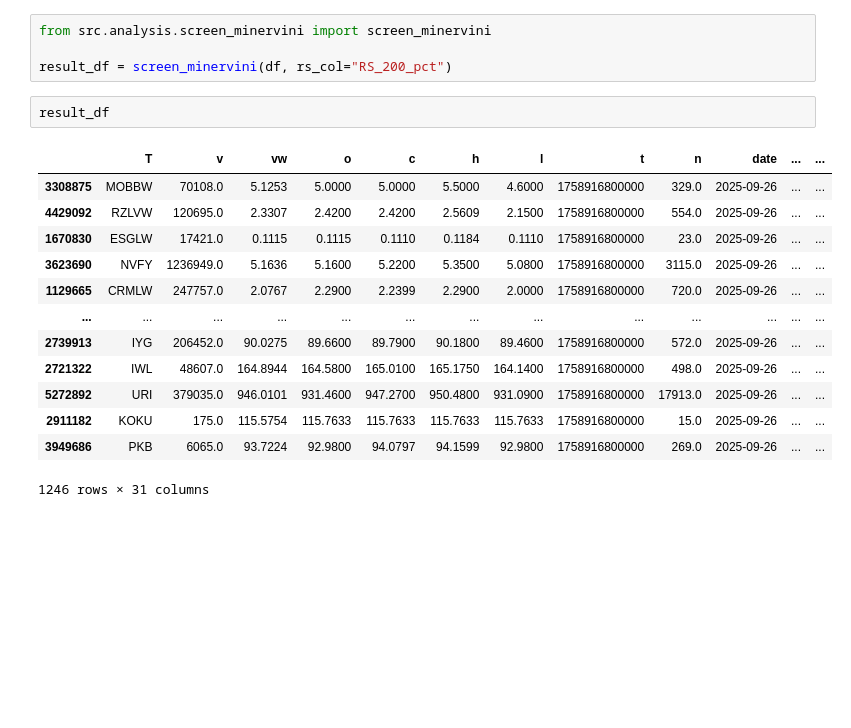
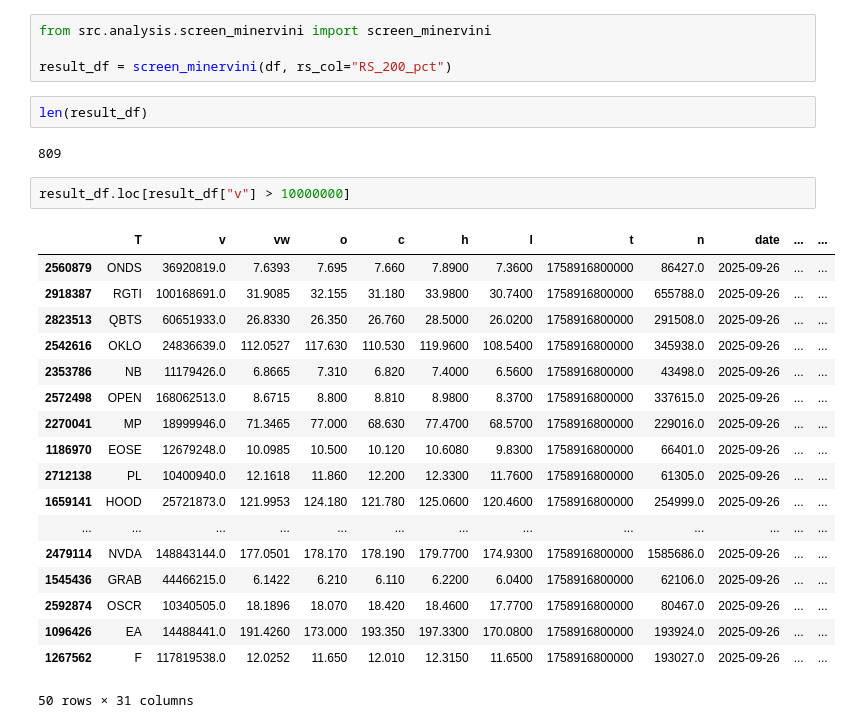
Before and after one commit to brighter87-star/minervini, a Jupyter notebook: src/visualize/candle.ipynb, the cells around one changed output. Cells and saved outputs as stored; diff of their text form; blank space fills up the shorter version.

```diff
--- a/src/visualize/candle.ipynb
+++ b/src/visualize/candle.ipynb
@@ -32,18 +32,27 @@ from src.analysis.screen_minervini import screen_minervini
 
 result_df = screen_minervini(df, rs_col="RS_200_pct")
 # %%
-result_df
+len(result_df)
 # %% [output]
-|  | T | v | vw | o | c | h | l | t | n | date | ... | ... |
-| 3308875 | MOBBW | 70108.0 | 5.1253 | 5.0000 | 5.0000 | 5.5000 | 4.6000 | 1758916800000 | 329.0 | 2025-09-26 | ... | ... |
-| 4429092 | RZLVW | 120695.0 | 2.3307 | 2.4200 | 2.4200 | 2.5609 | 2.1500 | 1758916800000 | 554.0 | 2025-09-26 | ... | ... |
-| 1670830 | ESGLW | 17421.0 | 0.1115 | 0.1115 | 0.1110 | 0.1184 | 0.1110 | 1758916800000 | 23.0 | 2025-09-26 | ... | ... |
-| 3623690 | NVFY | 1236949.0 | 5.1636 | 5.1600 | 5.2200 | 5.3500 | 5.0800 | 1758916800000 | 3115.0 | 2025-09-26 | ... | ... |
-| 1129665 | CRMLW | 247757.0 | 2.0767 | 2.2900 | 2.2399 | 2.2900 | 2.0000 | 1758916800000 | 720.0 | 2025-09-26 | ... | ... |
-| ... | ... | ... | ... | ... | ... | ... | ... | ... | ... | ... | ... | ... |
-| 2739913 | IYG | 206452.0 | 90.0275 | 89.6600 | 89.7900 | 90.1800 | 89.4600 | 1758916800000 | 572.0 | 2025-09-26 | ... | ... |
-| 2721322 | IWL | 48607.0 | 164.8944 | 164.5800 | 165.0100 | 165.1750 | 164.1400 | 1758916800000 | 498.0 | 2025-09-26 | ... | ... |
-| 5272892 | URI | 379035.0 | 946.0101 | 931.4600 | 947.2700 | 950.4800 | 931.0900 | 1758916800000 | 17913.0 | 2025-09-26 | ... | ... |
-| 2911182 | KOKU | 175.0 | 115.5754 | 115.7633 | 115.7633 | 115.7633 | 115.7633 | 1758916800000 | 15.0 | 2025-09-26 | ... | ... |
-| 3949686 | PKB | 6065.0 | 93.7224 | 92.9800 | 94.0797 | 94.1599 | 92.9800 | 1758916800000 | 269.0 | 2025-09-26 | ... | ... |
-1246 rows × 31 columns
+809
+# %%
+result_df.loc[result_df["v"] > 10000000]
+# %% [output]
+|  | T | v | vw | o | c | h | l | t | n | date | ... | ... |
+| 2560879 | ONDS | 36920819.0 | 7.6393 | 7.695 | 7.660 | 7.8900 | 7.3600 | 1758916800000 | 86427.0 | 2025-09-26 | ... | ... |
+| 2918387 | RGTI | 100168691.0 | 31.9085 | 32.155 | 31.180 | 33.9800 | 30.7400 | 1758916800000 | 655788.0 | 2025-09-26 | ... | ... |
+| 2823513 | QBTS | 60651933.0 | 26.8330 | 26.350 | 26.760 | 28.5000 | 26.0200 | 1758916800000 | 291508.0 | 2025-09-26 | ... | ... |
+| 2542616 | OKLO | 24836639.0 | 112.0527 | 117.630 | 110.530 | 119.9600 | 108.5400 | 1758916800000 | 345938.0 | 2025-09-26 | ... | ... |
+| 2353786 | NB | 11179426.0 | 6.8665 | 7.310 | 6.820 | 7.4000 | 6.5600 | 1758916800000 | 43498.0 | 2025-09-26 | ... | ... |
+| 2572498 | OPEN | 168062513.0 | 8.6715 | 8.800 | 8.810 | 8.9800 | 8.3700 | 1758916800000 | 337615.0 | 2025-09-26 | ... | ... |
+| 2270041 | MP | 18999946.0 | 71.3465 | 77.000 | 68.630 | 77.4700 | 68.5700 | 1758916800000 | 229016.0 | 2025-09-26 | ... | ... |
+| 1186970 | EOSE | 12679248.0 | 10.0985 | 10.500 | 10.120 | 10.6080 | 9.8300 | 1758916800000 | 66401.0 | 2025-09-26 | ... | ... |
+| 2712138 | PL | 10400940.0 | 12.1618 | 11.860 | 12.200 | 12.3300 | 11.7600 | 1758916800000 | 61305.0 | 2025-09-26 | ... | ... |
+| 1659141 | HOOD | 25721873.0 | 121.9953 | 124.180 | 121.780 | 125.0600 | 120.4600 | 1758916800000 | 254999.0 | 2025-09-26 | ... | ... |
+| ... | ... | ... | ... | ... | ... | ... | ... | ... | ... | ... | ... | ... |
+| 2479114 | NVDA | 148843144.0 | 177.0501 | 178.170 | 178.190 | 179.7700 | 174.9300 | 1758916800000 | 1585686.0 | 2025-09-26 | ... | ... |
+| 1545436 | GRAB | 44466215.0 | 6.1422 | 6.210 | 6.110 | 6.2200 | 6.0400 | 1758916800000 | 62106.0 | 2025-09-26 | ... | ... |
+| 2592874 | OSCR | 10340505.0 | 18.1896 | 18.070 | 18.420 | 18.4600 | 17.7700 | 1758916800000 | 80467.0 | 2025-09-26 | ... | ... |
+| 1096426 | EA | 14488441.0 | 191.4260 | 173.000 | 193.350 | 197.3300 | 170.0800 | 1758916800000 | 193924.0 | 2025-09-26 | ... | ... |
+| 1267562 | F | 117819538.0 | 12.0252 | 11.650 | 12.010 | 12.3150 | 11.6500 | 1758916800000 | 193027.0 | 2025-09-26 | ... | ... |
+50 rows × 31 columns
```
